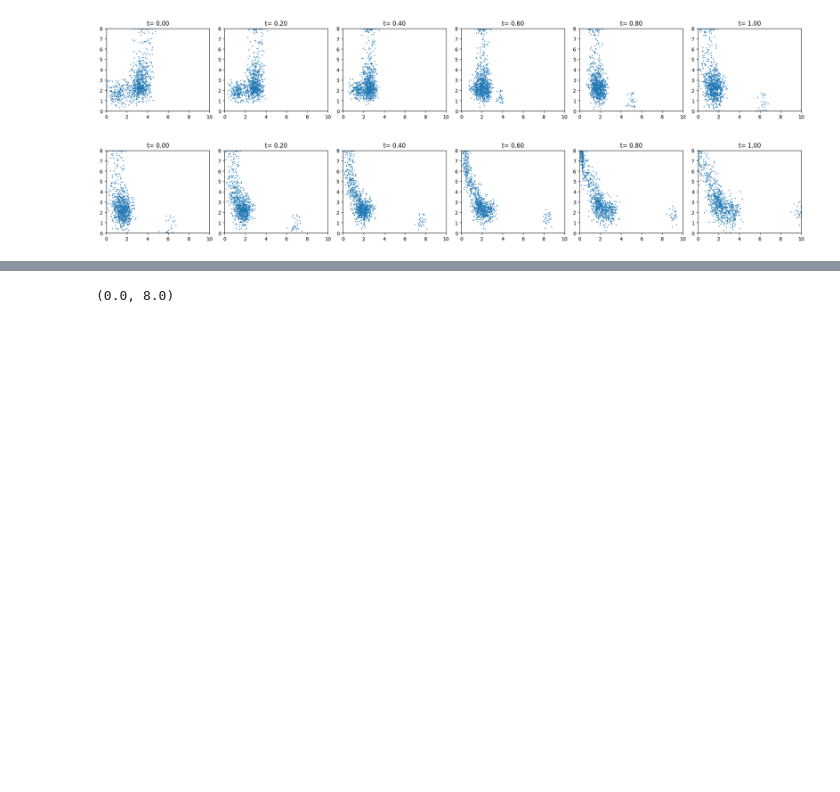
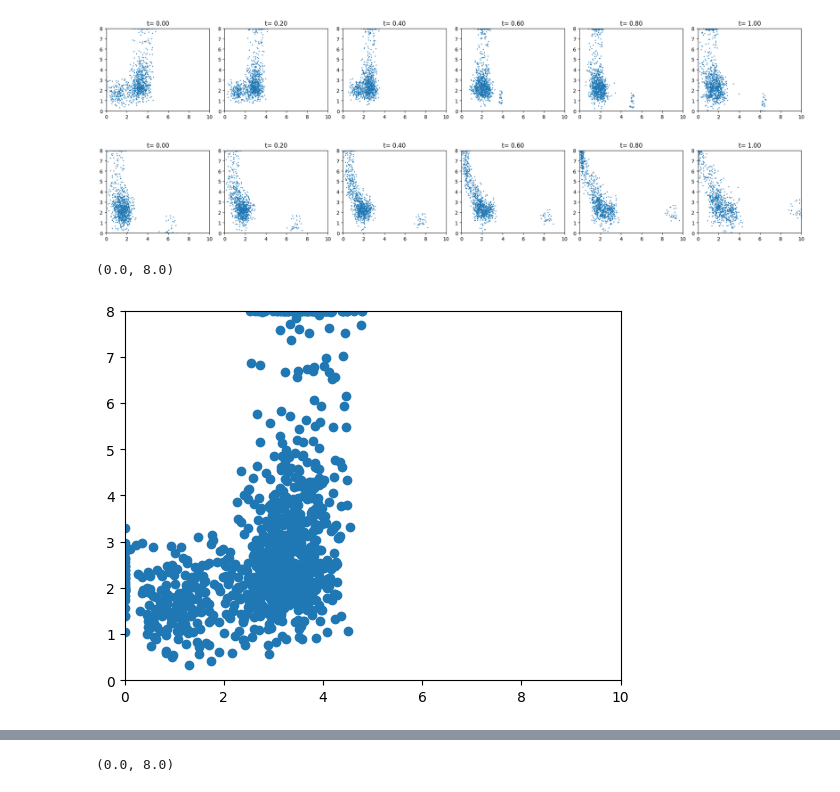
Before and after one commit to harrya32/HTI, a Jupyter notebook: rebuttal_baselines/2d_flow_matching.ipynb, the cells around one changed output, grey strips where cells are left out. Cells and saved outputs as stored; diff of their text form; code cells hidden in the pictures; blank space fills up the shorter version.

```diff
--- a/rebuttal_baselines/2d_flow_matching.ipynb
+++ b/rebuttal_baselines/2d_flow_matching.ipynb
@@ -862,3 +901,10 @@ plt.tight_layout()
 plt.show()
 # %% [output]
 [figure]
+# %%
+plt.scatter(rl_data[0, :, 0].cpu(), rl_data[0, :, 1].cpu())
+plt.xlim(0, 10)
+plt.ylim(0, 8)
+# %% [output]
+(0.0, 8.0)
+[figure, added]
```
Also changed, not shown: parts of 15 cells of this notebook, 3 other files.
